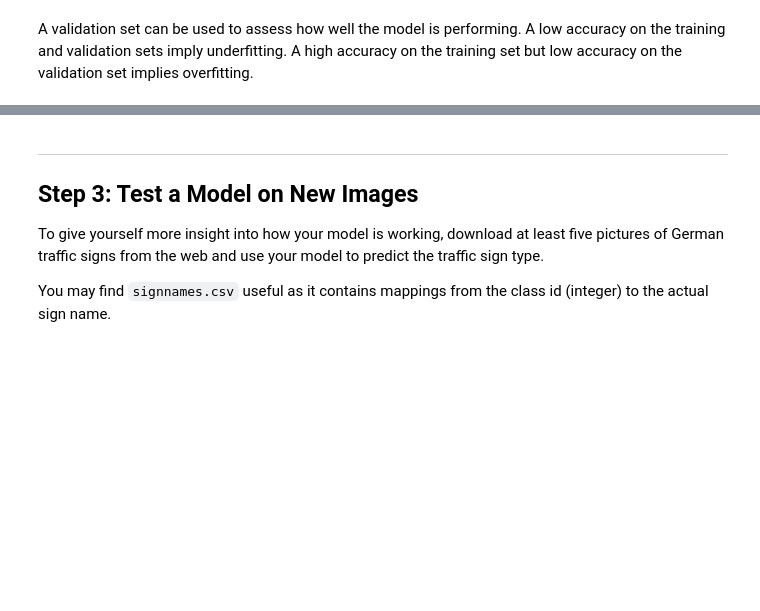
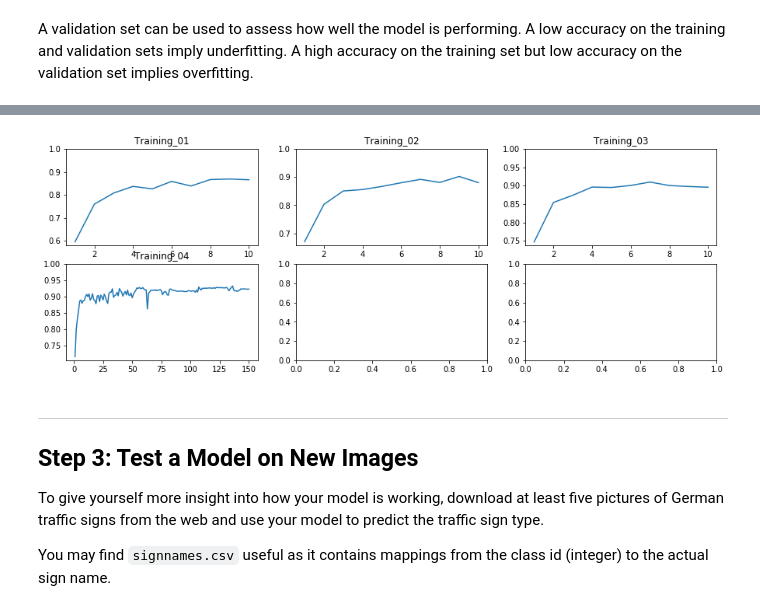
Before and after one commit to heikoschmidt1187/CarND-Traffic-Sign-Classifier-Project, a Jupyter notebook: Traffic_Sign_Classifier.ipynb, the cells around one changed output, grey strips where cells are left out. Cells and saved outputs as stored; diff of their text form; code cells hidden in the pictures; blank space fills up the shorter version.

Commit message:
continued training and saved results for writeup

```diff
--- a/Traffic_Sign_Classifier.ipynb
+++ b/Traffic_Sign_Classifier.ipynb
@@ -350,3 +374,26 @@ with tf.Session(config=tf.ConfigProto(log_device_placement=True)) as sess:
+# %%
+training_01 = pickle.load(open("./training/Training_01.p", "rb"))
+training_02 = pickle.load(open("./training/Training_02.p", "rb"))
+training_03 = pickle.load(open("./training/Training_03.p", "rb"))
+training_04 = pickle.load(open("./training/Training_04.p", "rb"))
+
+fig, ((ax1, ax2, ax3), (ax4, ax5, ax6)) = plt.subplots(2, 3, figsize=(15,5))
+ax1.plot(training_01[0], training_01[1])
+ax1.set_title("Training_01")
+ax1.axis(ymax = 1.0)
+ax2.plot(training_02[0], training_02[1])
+ax2.set_title("Training_02")
+ax2.axis(ymax = 1.0)
+ax3.plot(training_03[0], training_03[1])
+ax3.set_title("Training_03")
+ax3.axis(ymax = 1.0)
+ax4.plot(training_04[0], training_04[1])
+ax4.set_title("Training_04")
+ax4.axis(ymax = 1.0)
+
+plt.show()
+# %% [output]
+[figure, added]
 # %% [markdown]
 ---
 
```
Also changed, not shown: parts of 10 cells of this notebook, 8 other files.
